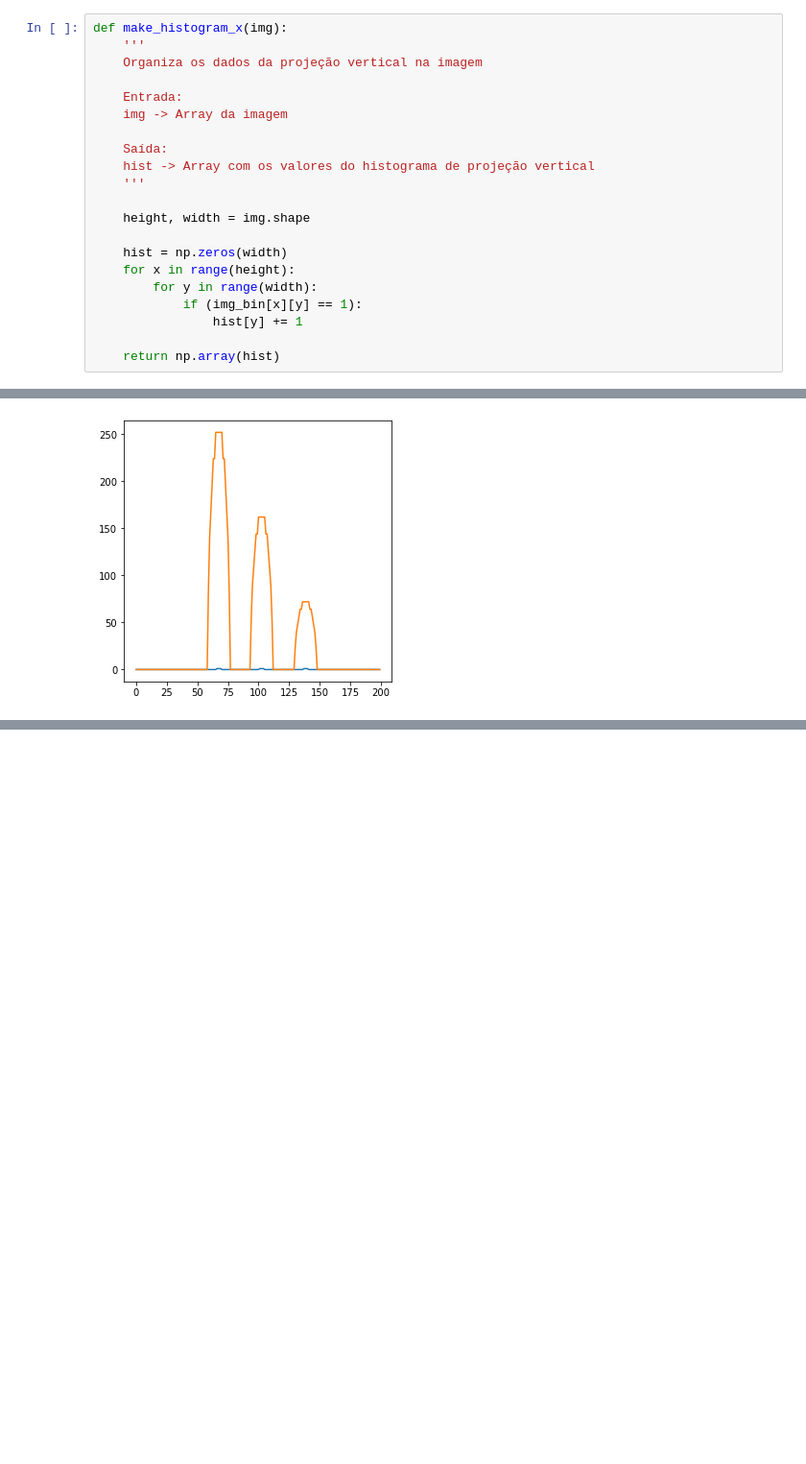
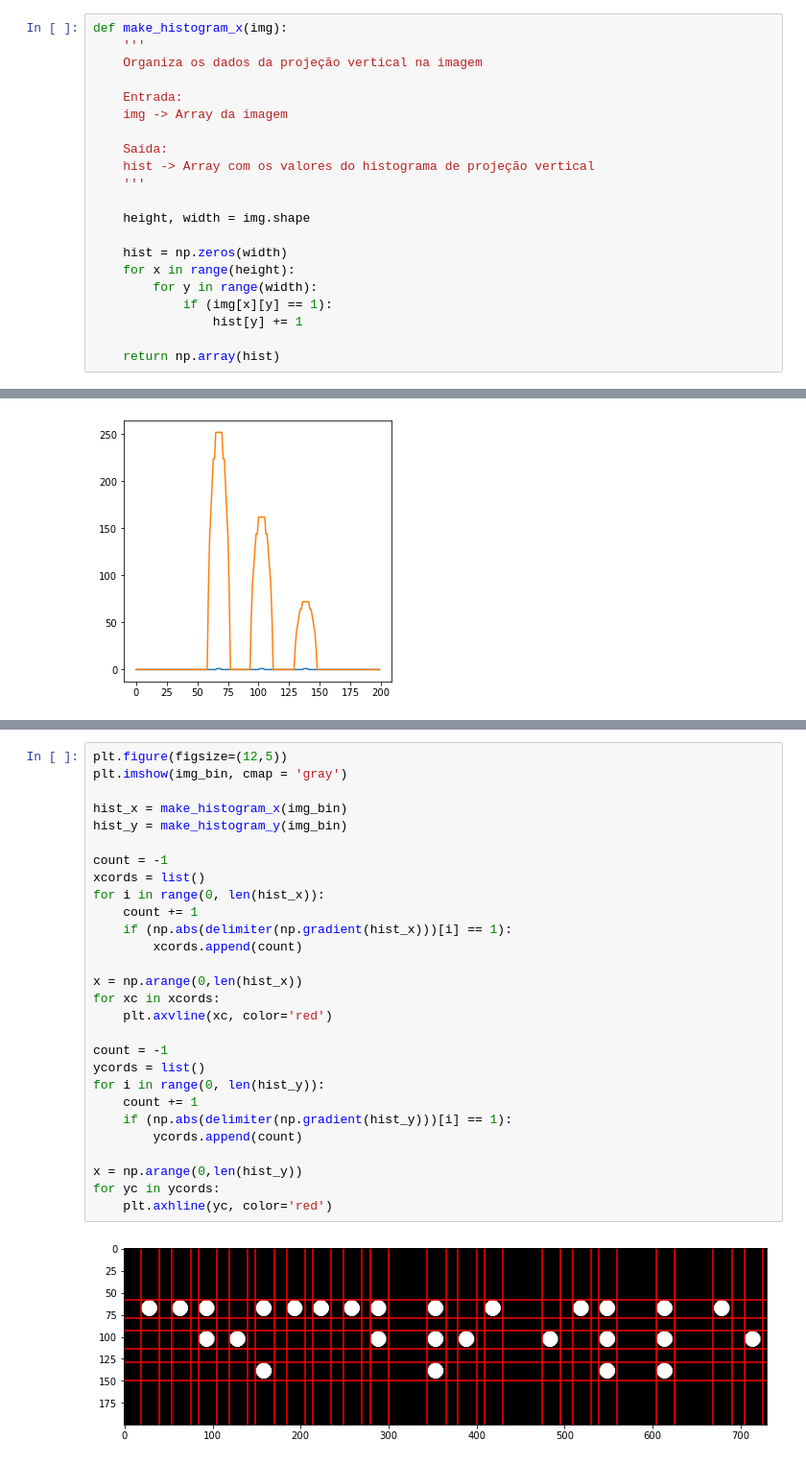
Before and after one commit to code-coffee-ufcg/braillingo-backend, a Jupyter notebook: obr/histogram_analysis.ipynb, the cells around one changed output, grey strips where cells are left out. Shown at 96% size. Saved outputs shown, nothing was run; the diff lists cells and outputs as text; blank space fills up the shorter version.

Commit message:
testes realizados com o método de histograma

```diff
--- a/obr/histogram_analysis.ipynb
+++ b/obr/histogram_analysis.ipynb
@@ -51,7 +52,7 @@ def make_histogram_x(img):
     hist = np.zeros(width)
     for x in range(height):
         for y in range(width):
-            if (img_bin[x][y] == 1):
+            if (img[x][y] == 1):
                 hist[y] += 1
 
     return np.array(hist)
@@ -261,0 +236,30 @@ for yc in ycords:
+# %%
+plt.figure(figsize=(12,5))
+plt.imshow(img_bin, cmap = 'gray')
+
+hist_x = make_histogram_x(img_bin)
+hist_y = make_histogram_y(img_bin)
+
+count = -1
+xcords = list()
+for i in range(0, len(hist_x)):
+    count += 1
+    if (np.abs(delimiter(np.gradient(hist_x)))[i] == 1):
+        xcords.append(count)
+
+x = np.arange(0,len(hist_x))
+for xc in xcords:
+    plt.axvline(xc, color='red')
+
+count = -1
+ycords = list()
+for i in range(0, len(hist_y)):
+    count += 1
+    if (np.abs(delimiter(np.gradient(hist_y)))[i] == 1):
+        ycords.append(count)
+
+x = np.arange(0,len(hist_y))
+for yc in ycords:
+    plt.axhline(yc, color='red')
+# %% [output]
+[figure, added]
```
Also changed, not shown: parts of 25 cells of this notebook, 2 other files.
